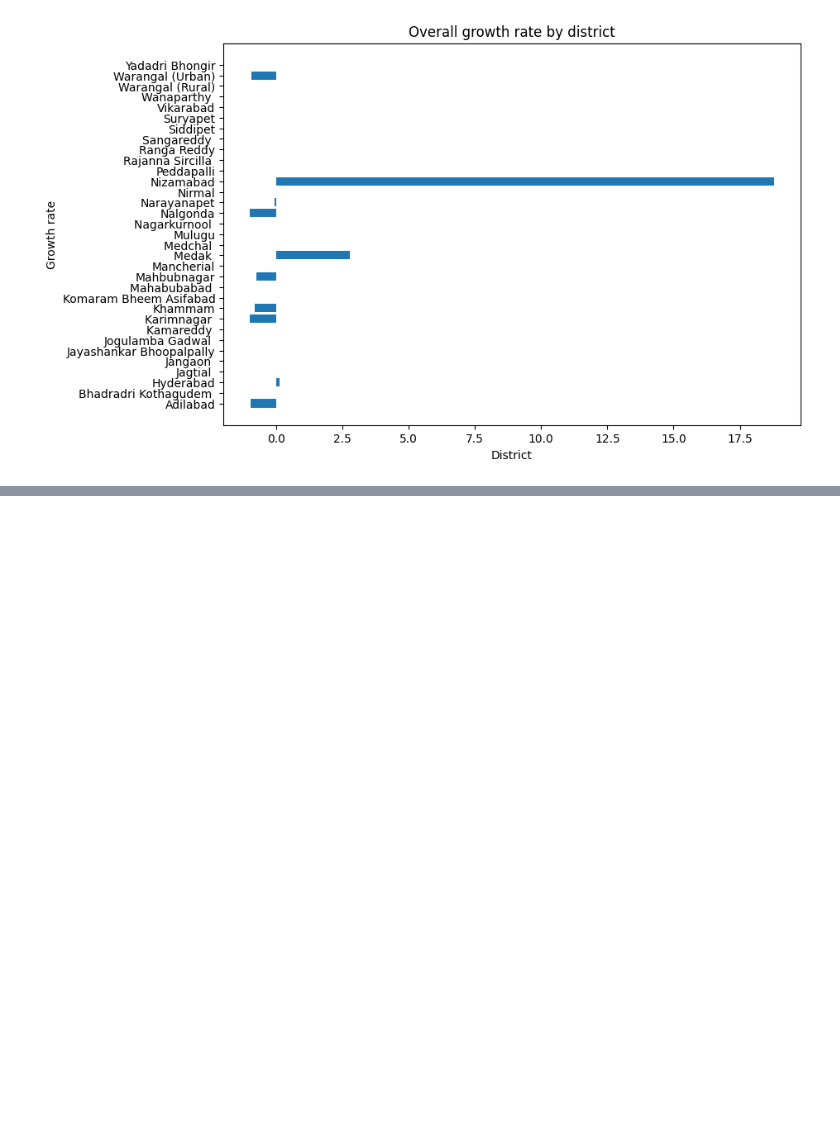
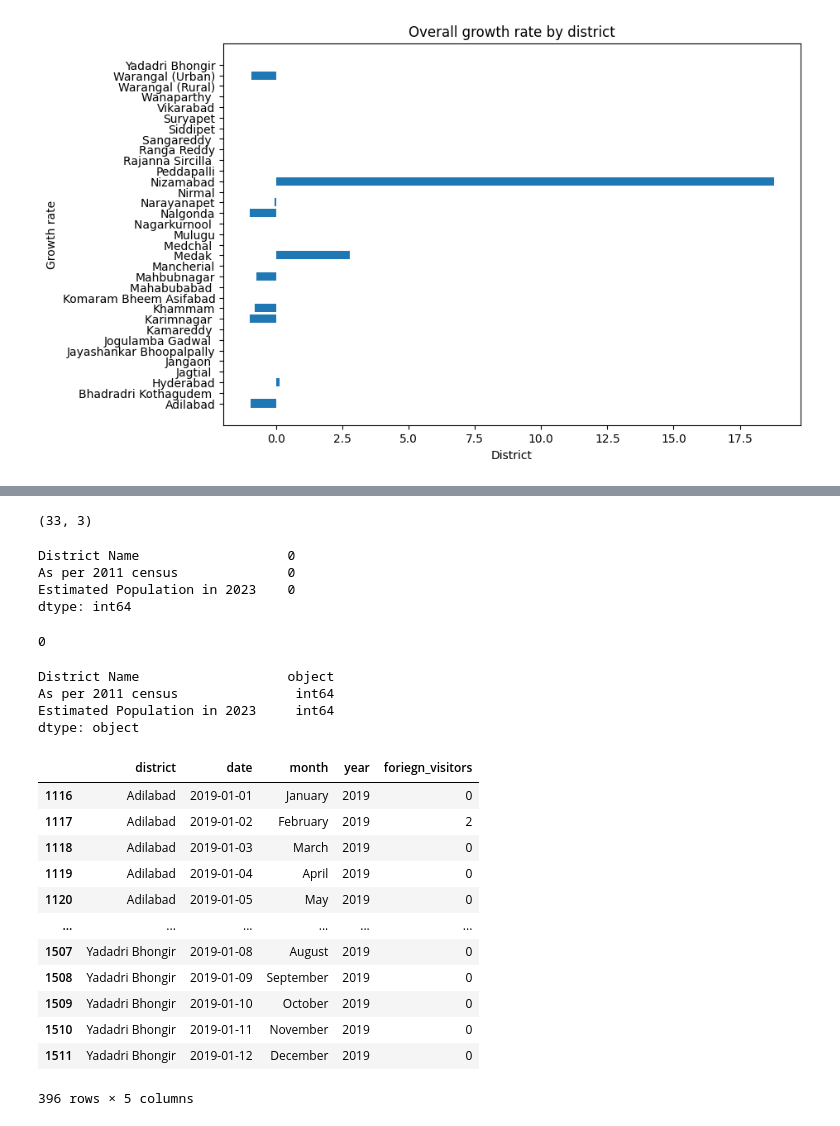
Before and after one commit to Prateek07-Kumar/-Telangana-Government-Tourism, a Jupyter notebook: Notebook/Query.ipynb, the cells around one changed output, grey strips where cells are left out. Saved outputs shown, nothing was run; the diff lists cells and outputs as text; code cells hidden in the pictures; blank space fills up the shorter version.

```diff
--- a/Notebook/Query.ipynb
+++ b/Notebook/Query.ipynb
@@ -407,0 +424,47 @@ plt.show()
+# %%
+#  Printing Total Number of Rows and Columns of the Population Dataset
+
+population.shape
+# %% [output]
+(33, 3)
+# %%
+# Printing the Null Values of Population Dataset
+
+population.isnull().sum()
+# %% [output]
+District Name                   0
+As per 2011 census              0
+Estimated Population in 2023    0
+dtype: int64
+# %%
+
+# Printing the Duplicated Values of Population Dataset
+
+population.duplicated().sum()
+# %% [output]
+0
+# %%
+# Printing    DataType of the Population Dataset
+
+population.head().dtypes
+# %% [output]
+District Name                   object
+As per 2011 census               int64
+Estimated Population in 2023     int64
+dtype: object
+# %%
+Foreign[Foreign['year']==2019]
+# %% [output]
+|  | district | date | month | year | foriegn_visitors |
+| 1116 | Adilabad | 2019-01-01 | January | 2019 | 0 |
+| 1117 | Adilabad | 2019-01-02 | February | 2019 | 2 |
+| 1118 | Adilabad | 2019-01-03 | March | 2019 | 0 |
+| 1119 | Adilabad | 2019-01-04 | April | 2019 | 0 |
+| 1120 | Adilabad | 2019-01-05 | May | 2019 | 0 |
+| ... | ... | ... | ... | ... | ... |
+| 1507 | Yadadri Bhongir | 2019-01-08 | August | 2019 | 0 |
+| 1508 | Yadadri Bhongir | 2019-01-09 | September | 2019 | 0 |
+| 1509 | Yadadri Bhongir | 2019-01-10 | October | 2019 | 0 |
+| 1510 | Yadadri Bhongir | 2019-01-11 | November | 2019 | 0 |
+| 1511 | Yadadri Bhongir | 2019-01-12 | December | 2019 | 0 |
+396 rows × 5 columns
```
Also changed, not shown: parts of 6 cells of this notebook, 1 other file.
